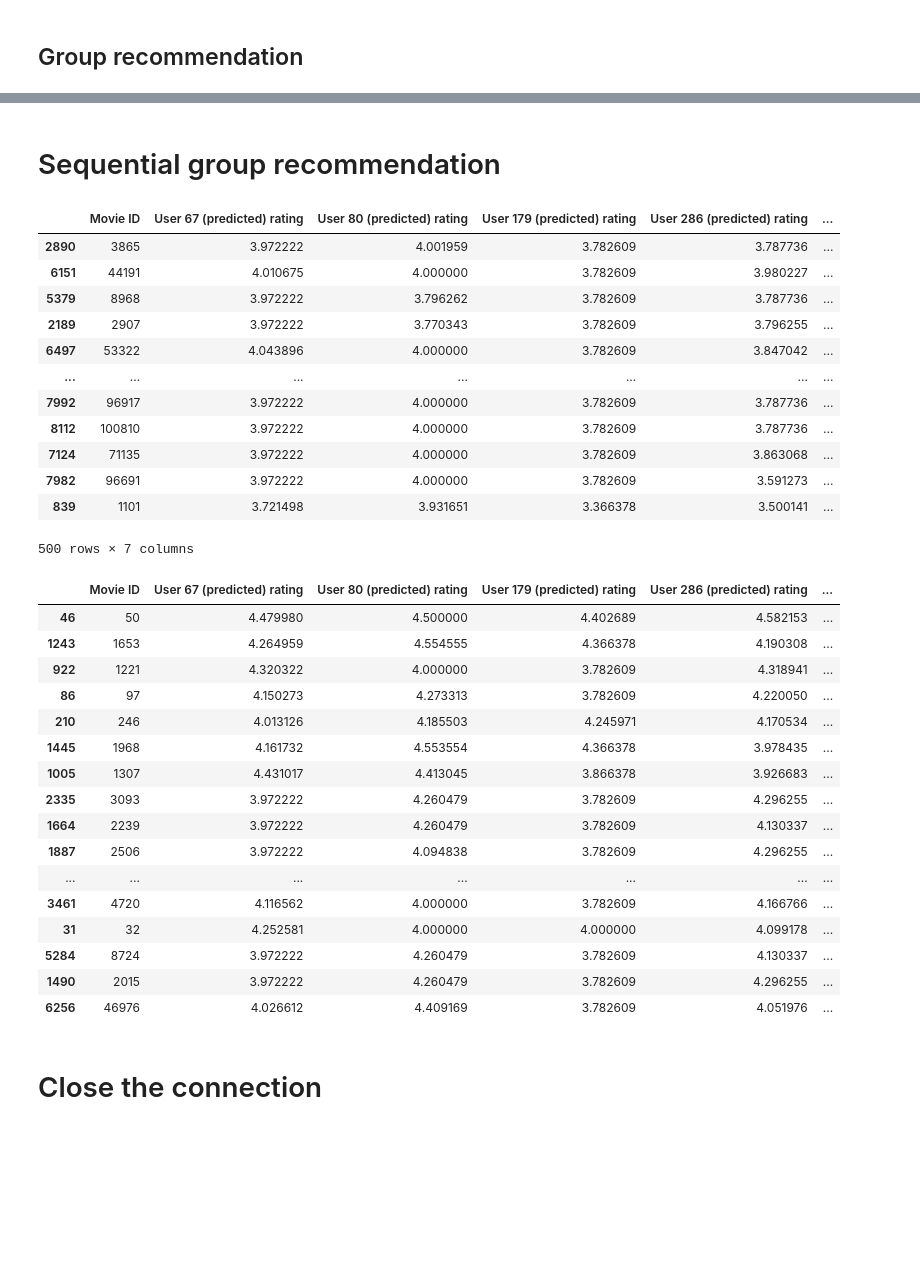
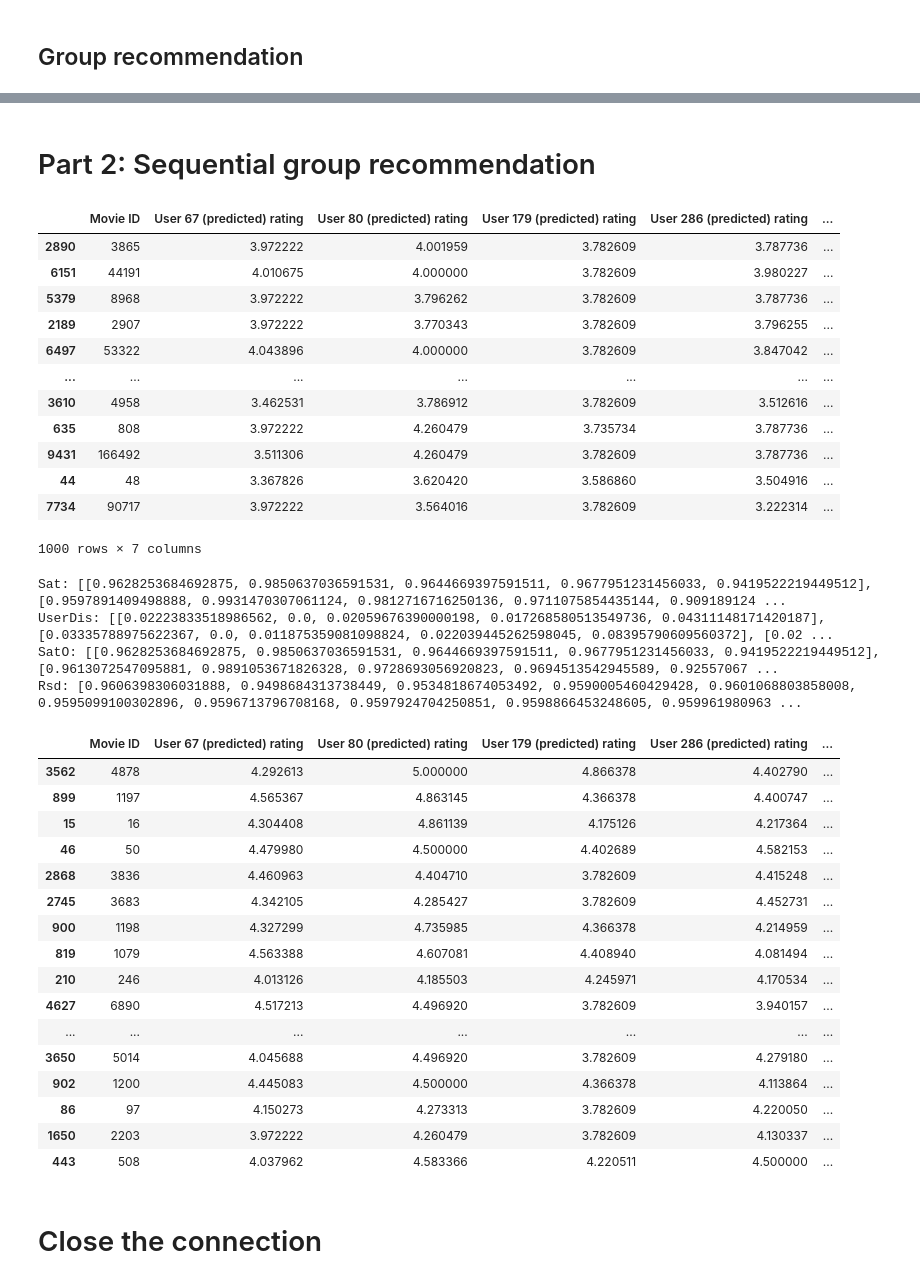
Before and after one commit to MinhNhatTRUONG-2001/movie-lens, a Jupyter notebook: movie-lens.ipynb, the cells around one changed output, grey strips where cells are left out. Saved outputs shown, nothing was run; the diff lists cells and outputs as text; code cells hidden in the pictures; blank space fills up the shorter version.

Commit message:
Adjust siaa_b & n_lowest_rating_diff values; Add Rsd calculation

```diff
--- a/movie-lens.ipynb
+++ b/movie-lens.ipynb
@@ -393,7 +394,7 @@ merged_group_new_predicted_movie_ratings_df['Rating Difference'] = merged_group_
 sorted_merged_group_new_predicted_movie_ratings_df = merged_group_new_predicted_movie_ratings_df.sort_values(by='Rating Difference')
 
 # Get top n lowest rating difference
-n_lowest_rating_diff = 500
+n_lowest_rating_diff = 1000
 filtered_sorted_merged_group_new_predicted_movie_ratings_df = sorted_merged_group_new_predicted_movie_ratings_df[:n_lowest_rating_diff]
 filtered_sorted_merged_group_new_predicted_movie_ratings_df
 # %% [output]
@@ -481,5 +482,5 @@ for i, (m, score, per_user) in enumerate(lm_list, start=1):
 # %% [markdown]
-# Sequential group recommendation
+# Part 2: Sequential group recommendation
 # %%
 # Model: SQUIRREL
 # - Action: SIAA
@@ -501,12 +502,12 @@ seq_gr_rec_movie_ratings_df
 | 2189 | 2907 | 3.972222 | 3.770343 | 3.782609 | 3.796255 | ... |
 | 6497 | 53322 | 4.043896 | 4.000000 | 3.782609 | 3.847042 | ... |
 | ... | ... | ... | ... | ... | ... | ... |
-| 7992 | 96917 | 3.972222 | 4.000000 | 3.782609 | 3.787736 | ... |
-| 8112 | 100810 | 3.972222 | 4.000000 | 3.782609 | 3.787736 | ... |
-| 7124 | 71135 | 3.972222 | 4.000000 | 3.782609 | 3.863068 | ... |
-| 7982 | 96691 | 3.972222 | 4.000000 | 3.782609 | 3.591273 | ... |
-| 839 | 1101 | 3.721498 | 3.931651 | 3.366378 | 3.500141 | ... |
+| 3610 | 4958 | 3.462531 | 3.786912 | 3.782609 | 3.512616 | ... |
+| 635 | 808 | 3.972222 | 4.260479 | 3.735734 | 3.787736 | ... |
+| 9431 | 166492 | 3.511306 | 4.260479 | 3.782609 | 3.787736 | ... |
+| 44 | 48 | 3.367826 | 3.620420 | 3.586860 | 3.504916 | ... |
+| 7734 | 90717 | 3.972222 | 3.564016 | 3.782609 | 3.222314 | ... |
-500 rows × 7 columns
+1000 rows × 7 columns
 # %%
 top_k_movies = 20
 
@@ -528,52 +529,67 @@ for i in range(num_iter):
         sat_u_i.append(sat_numerator / sat_denominator)
     sat_u.append(sat_u_i)
 
     # Calculate disagreement for each user
     max_sat = max(sat_u_i) if sat_u_i else 0.0
     user_dis_u_i = [max_sat - s for s in sat_u_i]
     user_dis_u.append(user_dis_u_i)
 
     # Calculate overall satisfication
     sat_u_arr = np.array(sat_u)
     satO_u_i = sat_u_arr.mean(axis=0).tolist()
     satO_u.append(satO_u_i)
 
     # Perform SIAA actions
-    siaa_b = 0.5
-    ## Use uniform initial weights on first iteration (avoid referencing i-1 when i==0)
+    siaa_b = 0.25 # We want to focus more on user satisfication, since user disagreement (by rating difference) are applied briefly above
+    ## Use random initial weights on the first iteration (avoid referencing i-1 when i==0)
     if i == 0:
-        w_u = [1.0 / len(group)] * len(group)
+        w_u = np.random.rand(len(group))
     else:
         w_u = []
         for u_i in range(len(group)):
             w = (1 - siaa_b) * (1 - satO_u[i - 1][u_i]) + siaa_b * user_dis_u[i - 1][u_i]
             w_u.append(w)
         # normalize to keep comparable scale
         s = sum(w_u) or 1.0
         w_u = [x / s for x in w_u]
     ## Update Group Avg Score
     member_scores_df = seq_gr_rec_movie_ratings_df.iloc[:, 1:len(group) + 1]
     new_gr_rec_for_seq_gr_rec = member_scores_df.values.dot(np.array(w_u))
     seq_gr_rec_movie_ratings_df['Group Avg Score'] = new_gr_rec_for_seq_gr_rec
+
+    # Calculate Reward Rsd
+    gr_satO = np.mean(satO_u_i)
+    gr_disO = np.max(satO_u_i) - np.min(satO_u_i)
+    Rsd_i = 2 * (gr_satO * (1 - gr_disO)) / (gr_satO + (1 - gr_disO))
+    Rsd.append(Rsd_i)
+
+print('Sat:', sat_u)
+print('UserDis:', user_dis_u)
+print('SatO:', satO_u)
+print('Rsd:', Rsd)
 seq_gr_rec_movie_ratings_df.sort_values(by='Group Avg Score', ascending=False)[:top_k_movies]
 # %% [output]
+Sat: [[0.9628253684692875, 0.9850637036591531, 0.9644669397591511, 0.9677951231456033, 0.9419522219449512], [0.9597891409498888, 0.9931470307061124, 0.9812716716250136, 0.9711075854435144, 0.909189124 ...
+UserDis: [[0.02223833518986562, 0.0, 0.02059676390000198, 0.017268580513549736, 0.04311148171420187], [0.03335788975622367, 0.0, 0.011875359081098824, 0.022039445262598045, 0.08395790609560372], [0.02 ...
+SatO: [[0.9628253684692875, 0.9850637036591531, 0.9644669397591511, 0.9677951231456033, 0.9419522219449512], [0.9613072547095881, 0.9891053671826328, 0.9728693056920823, 0.9694513542945589, 0.92557067 ...
+Rsd: [0.9606398306031888, 0.9498684313738449, 0.9534818674053492, 0.9590005460429428, 0.9601068803858008, 0.9595099100302896, 0.9596713796708168, 0.9597924704250851, 0.9598866453248605, 0.959961980963 ...
 |  | Movie ID | User 67 (predicted) rating | User 80 (predicted) rating | User 179 (predicted) rating | User 286 (predicted) rating | ... |
+| 3562 | 4878 | 4.292613 | 5.000000 | 4.866378 | 4.402790 | ... |
+| 899 | 1197 | 4.565367 | 4.863145 | 4.366378 | 4.400747 | ... |
+| 15 | 16 | 4.304408 | 4.861139 | 4.175126 | 4.217364 | ... |
 | 46 | 50 | 4.479980 | 4.500000 | 4.402689 | 4.582153 | ... |
-| 1243 | 1653 | 4.264959 | 4.554555 | 4.366378 | 4.190308 | ... |
-| 922 | 1221 | 4.320322 | 4.000000 | 3.782609 | 4.318941 | ... |
+| 2868 | 3836 | 4.460963 | 4.404710 | 3.782609 | 4.415248 | ... |
+| 2745 | 3683 | 4.342105 | 4.285427 | 3.782609 | 4.452731 | ... |
+| 900 | 1198 | 4.327299 | 4.735985 | 4.366378 | 4.214959 | ... |
+| 819 | 1079 | 4.563388 | 4.607081 | 4.408940 | 4.081494 | ... |
+| 210 | 246 | 4.013126 | 4.185503 | 4.245971 | 4.170534 | ... |
+| 4627 | 6890 | 4.517213 | 4.496920 | 3.782609 | 3.940157 | ... |
+| ... | ... | ... | ... | ... | ... | ... |
+| 3650 | 5014 | 4.045688 | 4.496920 | 3.782609 | 4.279180 | ... |
+| 902 | 1200 | 4.445083 | 4.500000 | 4.366378 | 4.113864 | ... |
 | 86 | 97 | 4.150273 | 4.273313 | 3.782609 | 4.220050 | ... |
-| 210 | 246 | 4.013126 | 4.185503 | 4.245971 | 4.170534 | ... |
-| 1445 | 1968 | 4.161732 | 4.553554 | 4.366378 | 3.978435 | ... |
-| 1005 | 1307 | 4.431017 | 4.413045 | 3.866378 | 3.926683 | ... |
-| 2335 | 3093 | 3.972222 | 4.260479 | 3.782609 | 4.296255 | ... |
-| 1664 | 2239 | 3.972222 | 4.260479 | 3.782609 | 4.130337 | ... |
-| 1887 | 2506 | 3.972222 | 4.094838 | 3.782609 | 4.296255 | ... |
-| ... | ... | ... | ... | ... | ... | ... |
-| 3461 | 4720 | 4.116562 | 4.000000 | 3.782609 | 4.166766 | ... |
-| 31 | 32 | 4.252581 | 4.000000 | 4.000000 | 4.099178 | ... |
-| 5284 | 8724 | 3.972222 | 4.260479 | 3.782609 | 4.130337 | ... |
-| 1490 | 2015 | 3.972222 | 4.260479 | 3.782609 | 4.296255 | ... |
-| 6256 | 46976 | 4.026612 | 4.409169 | 3.782609 | 4.051976 | ... |
+| 1650 | 2203 | 3.972222 | 4.260479 | 3.782609 | 4.130337 | ... |
+| 443 | 508 | 4.037962 | 4.583366 | 4.220511 | 4.500000 | ... |
 # %% [markdown]
 # Close the connection
 # %%
```
Also changed, not shown: parts of 4 cells of this notebook.
